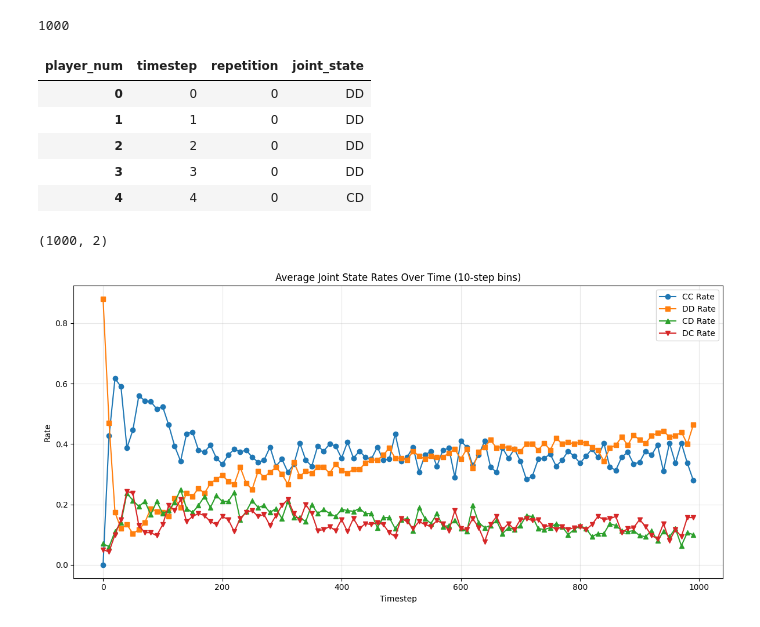
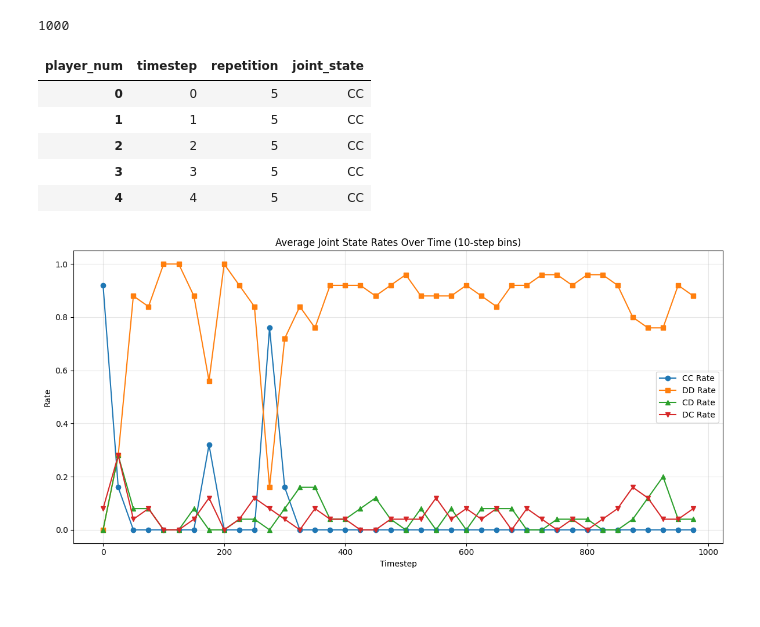
Before and after one commit to KivalM/AIFNIPD, a Jupyter notebook: experiments/other/phases.ipynb, the cells around one changed output. Saved outputs shown, nothing was run; the diff lists cells and outputs as text; code cells hidden in the pictures.

```diff
--- a/experiments/other/phases.ipynb
+++ b/experiments/other/phases.ipynb
@@ -14,7 +14,8 @@ from pathlib import Path
 scores = load_selfplay_results (Path("../../results/sp/pd"), 0.05)
 # Filter to only include rows where Player index equals Opponent index (self-play)
 scores = scores[scores['Player index'] == scores['Opponent index']]
-scores = scores[scores['Player index'] == 7].sort_values('repetition')
+scores = scores[scores['Player index'] == 2].sort_values('repetition')
+scores = scores[scores['repetition'] == 5]
 # %%
 scores.head(10)
 # %% [output]
@@ -80,27 +69,25 @@ joint_actions_df = (
 joint_actions_df.head()
 # %% [output]
 | player_num | timestep | repetition | joint_state |
-| 0 | 0 | 0 | DD |
-| 1 | 1 | 0 | DD |
-| 2 | 2 | 0 | DD |
-| 3 | 3 | 0 | DD |
-| 4 | 4 | 0 | CD |
+| 0 | 0 | 5 | CC |
+| 1 | 1 | 5 | CC |
+| 2 | 2 | 5 | CC |
+| 3 | 3 | 5 | CC |
+| 4 | 4 | 5 | CC |
 # %%
-# Group by timestep aggregating joint state by mode over repetitions
-most_common_states = (
-    joint_actions_df
-    .groupby(['timestep'])['joint_state']
-    .agg(lambda x: x.mode().iloc[0])  # Get the most frequent state for each timestep
-    .reset_index()
-    .rename(columns={'joint_state': 'most_common_joint_state'})
-)
+# # Group by timestep aggregating joint state by mode over repetitions
+# most_common_states = (
+#     joint_actions_df
+#     .groupby(['timestep'])['joint_state']
+#     .agg(lambda x: x.mode().iloc[0])  # Get the most frequent state for each timestep
+#     .reset_index()
+#     .rename(columns={'joint_state': 'most_common_joint_state'})
+# )
 
-most_common_states.shape
+# most_common_states.shape
-# %% [output]
-(1000, 2)
 # %%
 # now we have a table with timestep and state, can we plot the average CC Rate vs DD rate over time? We can do this by aggregating 10 step intervals
-bin_size = 10
+bin_size = 25
 cc_rates = (
     joint_actions_df
     .assign(
@@ -140,31 +127,31 @@ cd_rates = (
     .reset_index()
 )
 
 dc_rates = (
     joint_actions_df
     .assign(
         bin=lambda df: df['timestep'] // bin_size
     )
     .groupby(['bin', 'repetition'])['joint_state']
     .apply(lambda states: (states == 'DC').mean())
     .reset_index(name='dc_rate')
     .groupby('bin')['dc_rate']
     .mean()
     .reset_index()
 )
 
 # Plot CC, DD, CD, and DC rates over time
 fig, ax = plt.subplots(figsize=(12, 6))
 ax.plot(cc_rates['bin'] * bin_size, cc_rates['cc_rate'], label='CC Rate', marker='o')
 ax.plot(dd_rates['bin'] * bin_size, dd_rates['dd_rate'], label='DD Rate', marker='s')
 ax.plot(cd_rates['bin'] * bin_size, cd_rates['cd_rate'], label='CD Rate', marker='^')
 ax.plot(dc_rates['bin'] * bin_size, dc_rates['dc_rate'], label='DC Rate', marker='v')
 ax.set_xlabel('Timestep')
 ax.set_ylabel('Rate')
 ax.set_title('Average Joint State Rates Over Time (10-step bins)')
 ax.legend()
 ax.grid(True, alpha=0.3)
 plt.tight_layout()
 plt.show()
 # %% [output]
-[figure, old version]
+[figure, new version]
```
Also changed, not shown: parts of 3 cells of this notebook, 6 other files.
